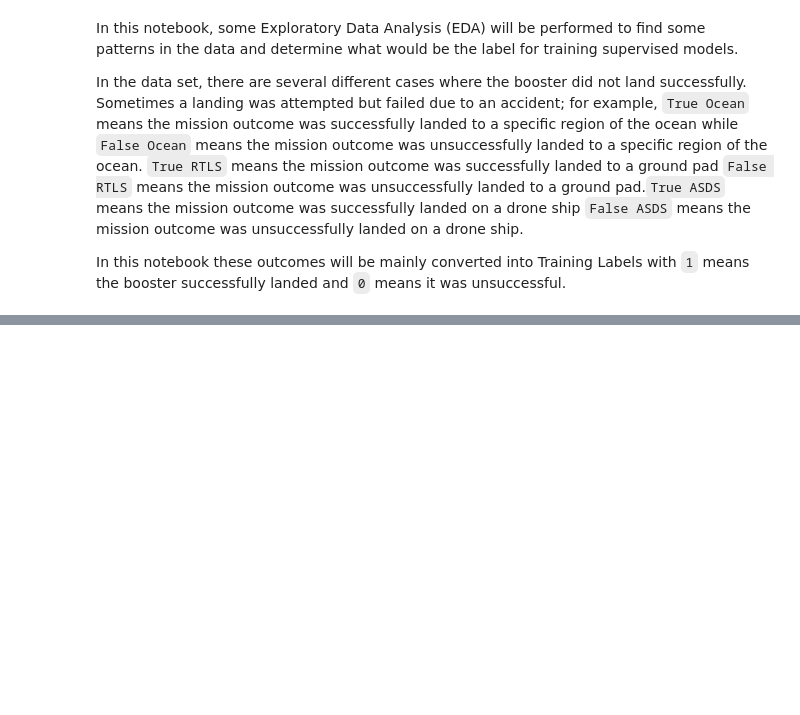
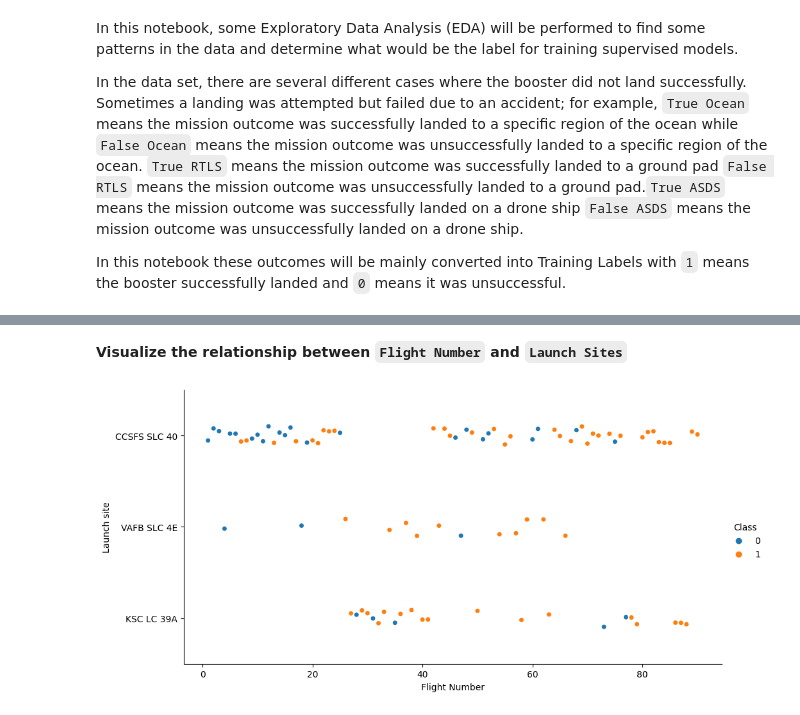
Before and after one commit to farahdahir/SpaceX_Falcon9, a Jupyter notebook: eda.ipynb, the cells around one changed output, grey strips where cells are left out. Saved outputs shown, nothing was run; the diff lists cells and outputs as text; code cells hidden in the pictures; blank space fills up the shorter version.

Commit message:
Restructuring and launch_site added

```diff
--- a/eda.ipynb
+++ b/eda.ipynb
@@ -16,0 +254,10 @@ Perform exploratory  Data Analysis and determine Training Labels
+# %% [markdown]
+<b>Visualize the relationship between `Flight Number` and `Launch Sites`</b>
+# %%
+# Scatter point chart with x axis to be Flight Number and y axis to be the launch site, and hue to be the class value
+sns.catplot(x='FlightNumber', y='LaunchSite', data=df, hue="Class",aspect=2)
+plt.xlabel("Flight Number")
+plt.ylabel('Launch site')
+plt.show()
+# %% [output]
+[figure, added]
```
Also changed, not shown: parts of 64 cells of this notebook, 13 other files.
